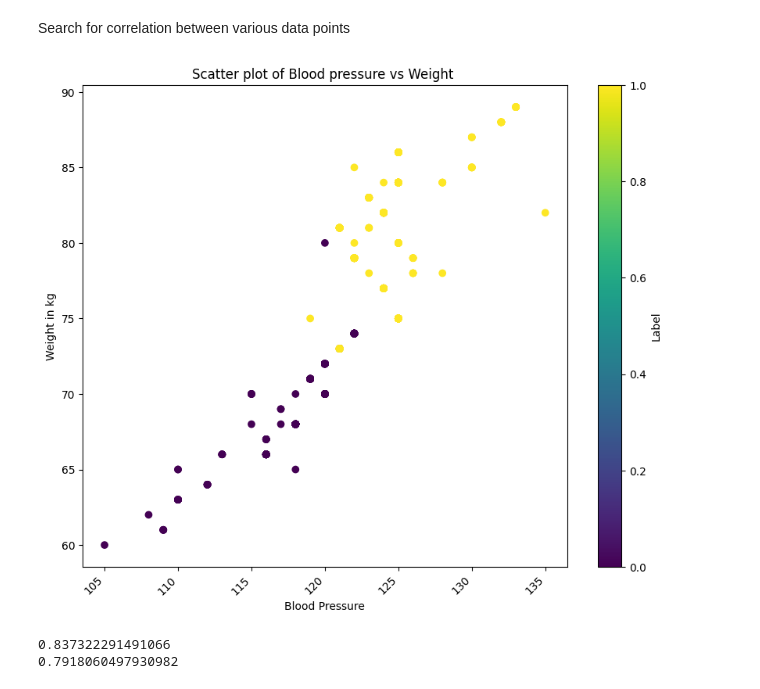
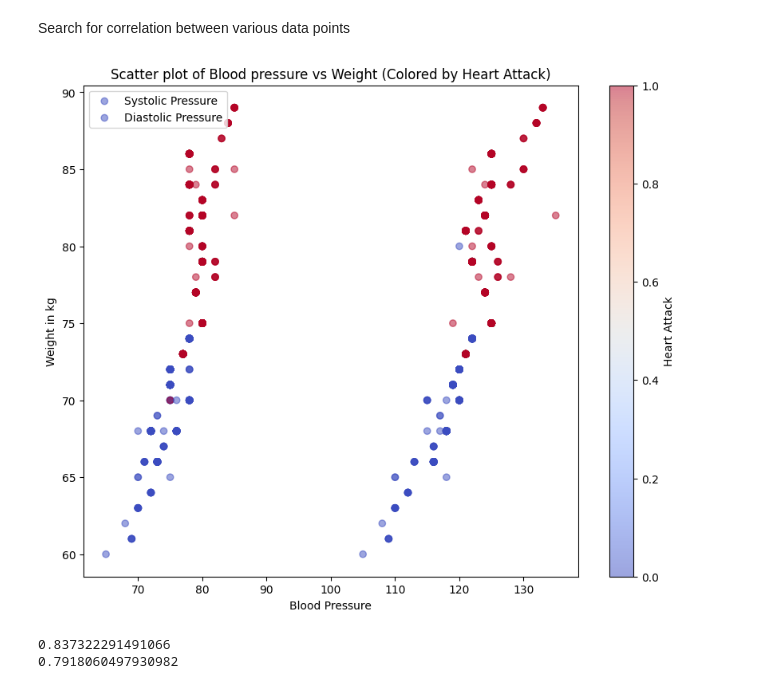
Before and after one commit to godoistvan/Heart-Health, a Jupyter notebook: hearthealth.ipynb, the cells around one changed output. Drawn from its saved outputs; the diff is of its cells as text; code cells hidden in the pictures.

Commit message:
Search for correlation between heart attack and various data points

```diff
--- a/hearthealth.ipynb
+++ b/hearthealth.ipynb
@@ -64,21 +64,20 @@ df['Heart Attack'] = df['Heart Attack'].astype(int)
 # %% [markdown]
 Search for correlation between various data points
 # %%
-plt.figure(figsize=(10,8))
-plt.scatter(df['Systolic Pressure'],df['Weight(kg)'],c=df['Heart Attack'],cmap='viridis')
-plt.scatter(df['Systolic Pressure'], df['Weight(kg)'], c='blue', label='Systolic Pressure', alpha=0.5)
-plt.scatter(df['Diastolic Pressure'], df['Weight(kg)'], c='red', label='Diastolic Pressure', alpha=0.5)
+plt.figure(figsize=(10, 8))
+plt.scatter(df['Systolic Pressure'], df['Weight(kg)'], c=df['Heart Attack'], cmap='coolwarm', label='Systolic Pressure', alpha=0.5)
+plt.scatter(df['Diastolic Pressure'], df['Weight(kg)'], c=df['Heart Attack'], cmap='coolwarm', label='Diastolic Pressure', alpha=0.5)
 plt.xlabel('Blood Pressure')
 plt.ylabel('Weight in kg')
-plt.title('Scatter plot of Blood pressure vs Weight ')
-plt.colorbar(label='Label')
-plt.xticks(rotation=45,ha='right')
+plt.title('Scatter plot of Blood pressure vs Weight (Colored by Heart Attack)')
+plt.colorbar(label='Heart Attack')
+plt.legend()
 plt.show()
 correlation=df['Systolic Pressure'].corr(df['Weight(kg)'])
 correlation1=df['Diastolic Pressure'].corr(df['Weight(kg)'])
 print(correlation)
 print(correlation1)
 # %% [output]
-[figure, old version]
+[figure, new version]
 0.837322291491066
 0.7918060497930982
```
Also changed, not shown: parts of 2 cells of this notebook.
